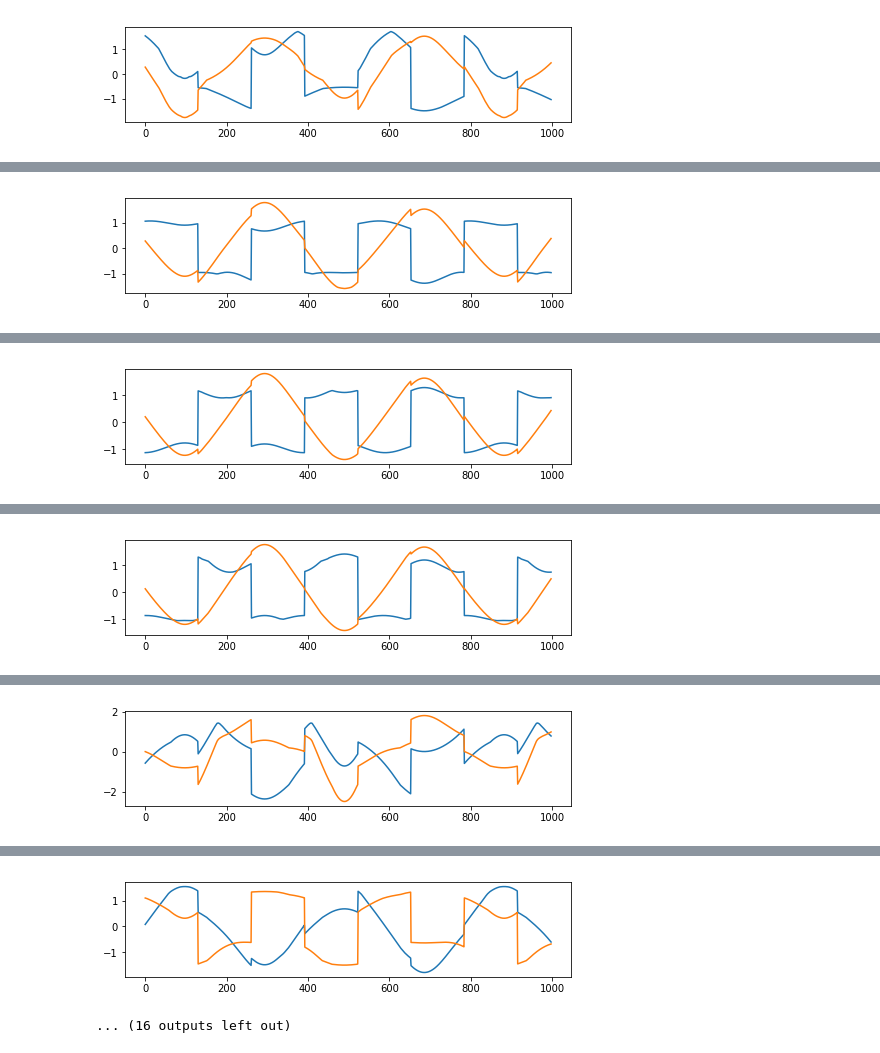
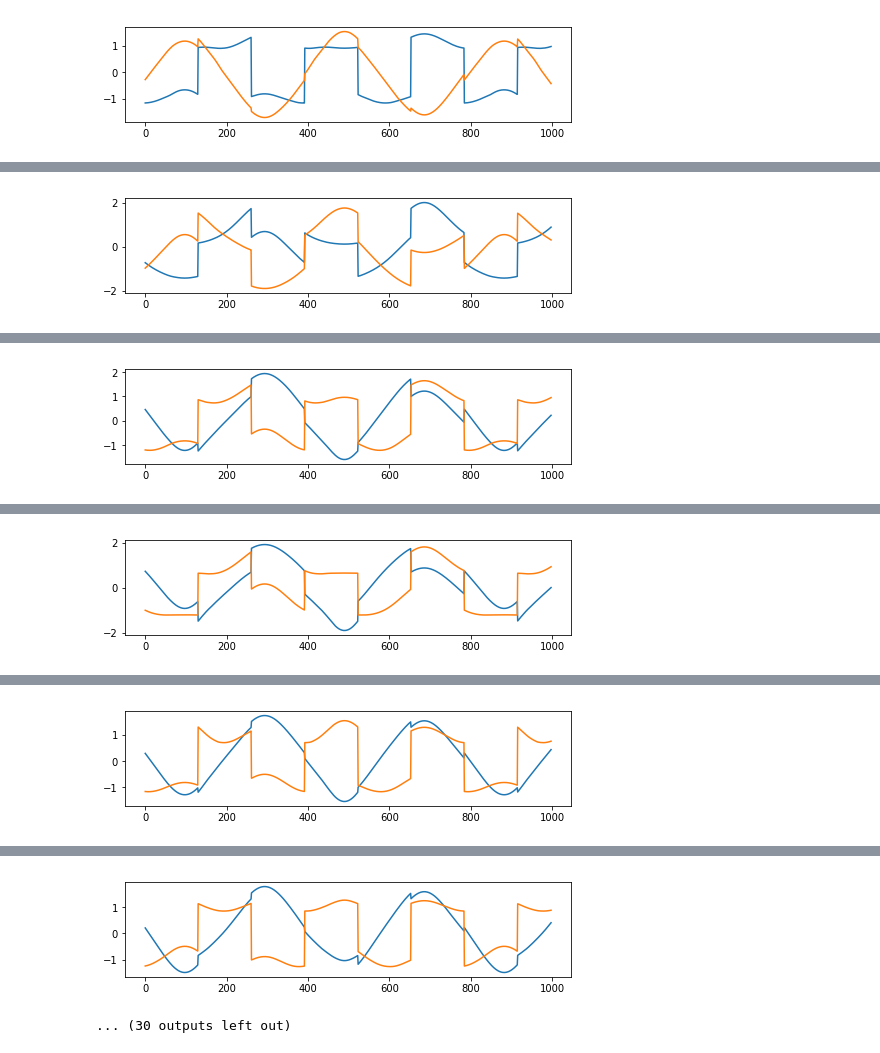
Before and after one commit to wiskott-lab/gradient-based-ica-GrICA, a Jupyter notebook: nonlinear-bss2.ipynb, the cells around one changed output, grey strips where cells are left out. Drawn from its saved outputs; the diff is of its cells as text; code cells hidden in the pictures.

```diff
--- a/nonlinear-bss2.ipynb
+++ b/nonlinear-bss2.ipynb
@@ -7,7 +7,7 @@ from tensorflow.keras.layers import *
 from tensorflow.nn import *
 # %%
 n_out = 2
-n_hidden = 16
+n_hidden = 128
 # %%
 batch_size = 1000
 N = 998
@@ -33,7 +33,7 @@ y_ = permute_y(y, N)
 h_join = tf.concat([y, x], axis=1)
 h_marg = tf.concat([y_, x], axis=1)
 learning_rate_encoder = tf.placeholder(tf.float32, shape=[])
-learning_rate_estimator = 0.002
+learning_rate_estimator = 0.005
 with tf.name_scope("estimator"):
     estimator1 = Dense(n_hidden)
     estimator2 = Dense(n_hidden)
@@ -61,7 +61,7 @@ with tf.name_scope("estimator"):
 estimator_var_list = tf.get_collection(tf.GraphKeys.GLOBAL_VARIABLES, scope='estimator')
 
 
-regularizer = tf.contrib.layers.l2_regularizer(scale=0.001)
+regularizer = tf.contrib.layers.l2_regularizer(scale=0.005)
 
 for var in estimator_var_list:
     tf.add_to_collection(tf.GraphKeys.REGULARIZATION_LOSSES, var)
@@ -85,7 +85,7 @@ s1 -= np.mean(s1)
 s2 = np.sign(np.sin(3 * time))  # Signal 2 : square signal
 s2 -= np.mean(s2)
 S = np.c_[s1, s2]
-S += 0.0 * np.random.normal(size=S.shape)  # Add noise
+S += 0.05 * np.random.normal(size=S.shape)  # Add noise
 
 S /= S.std(axis=0)  # Standardize data
 # Mix data
@@ -120,14 +120,14 @@ shuffled_x = np.array(X)
 init = tf.global_variables_initializer()
 with tf.Session() as sess:
     sess.run(init)
-    for i in range(6001):
+    for i in range(801):
         current_loss, _ = sess.run([loss, train_step], feed_dict={encoding_x:shuffled_x})
         np.random.shuffle(shuffled_x)
         if i % 4 is 0:
             current_loss, _ = sess.run([loss, train_encoder], feed_dict={encoding_x:shuffled_x,
-                                                                        learning_rate_encoder:0.004 / (1+0.001*i)})
-        if i % 100 is 0: print("step: {}, loss: {}".format(i, current_loss))
-        if i % 400 is 0:
+                                                                        learning_rate_encoder:0.004 / (1+0.01*i)})
+        if i % 15 is 0: print("step: {}, loss: {}".format(i, current_loss))
+        if i % 40 is 0:
             #v = sess.run(Wx)
             plt.figure(figsize=(8, 8))
             plt.subplot(4, 1, 1)
@@ -139 +139 @@ step: 0, loss: -0.0035585593432188034
-[figure, old version]
+[figure, new version]
@@ -144 +142 @@ step: 400, loss: 0.7512611150741577
-[figure, old version]
+[figure, new version]
@@ -149 +146 @@ step: 800, loss: 0.46375083923339844
-[figure, old version]
+[figure, new version]
@@ -154 +150 @@ step: 1200, loss: 0.5986356735229492
-[figure, old version]
+[figure, new version]
@@ -159 +153 @@ step: 1600, loss: -0.09809684753417969
-[figure, old version]
+[figure, new version]
@@ -164,2 +157,2 @@ step: 2000, loss: 1.1067428588867188
-[figure, old version]
+[figure, new version]
-... (16 outputs left out)
+... (30 outputs left out)
```
Also changed, not shown: parts of 2 cells of this notebook.
